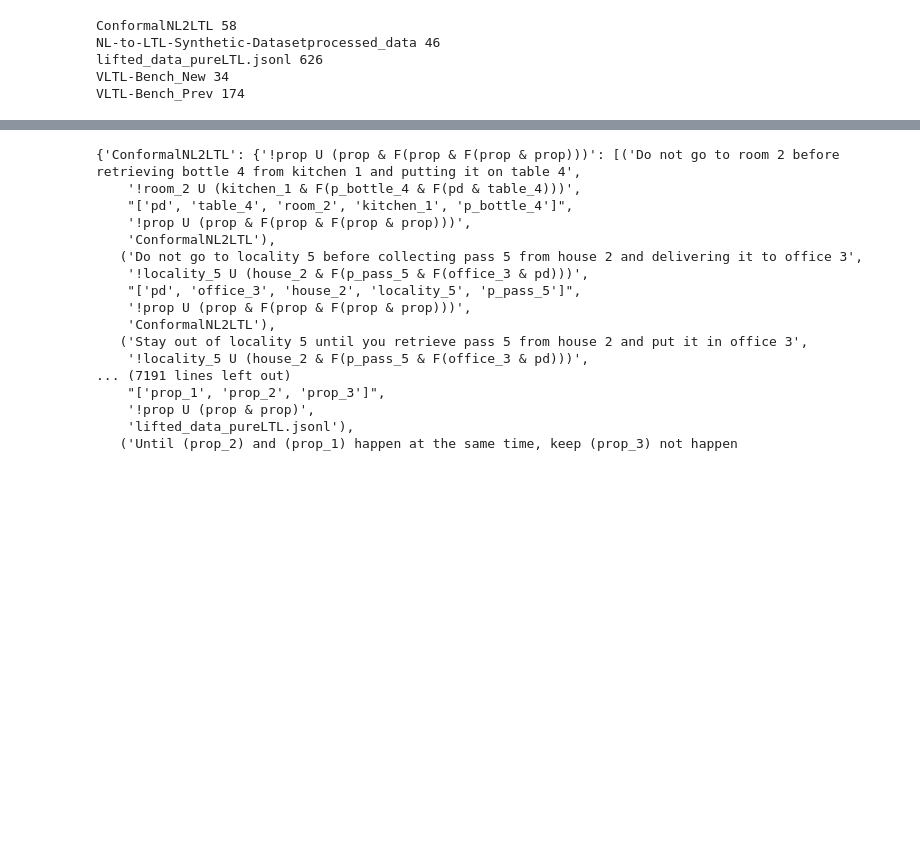
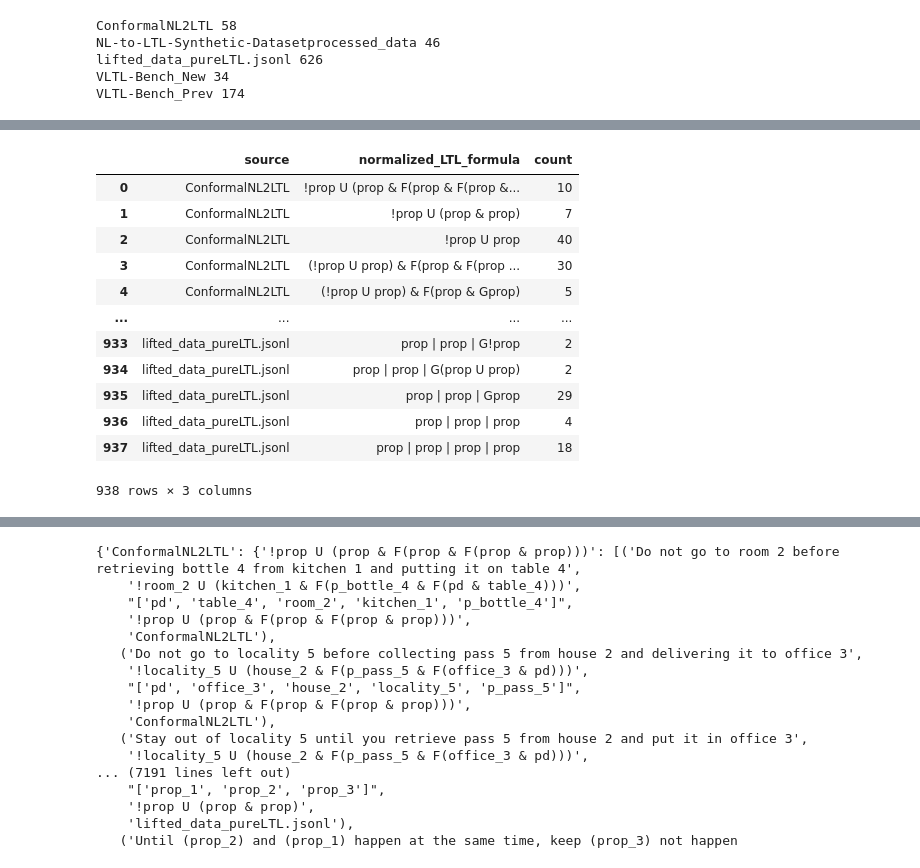
Before and after one commit to AndrewSolymos/Mutation, a Jupyter notebook: sampling.ipynb, the cells around one changed output, grey strips where cells are left out. Drawn from its saved outputs; the diff is of its cells as text; code cells hidden in the pictures; blank space fills up the shorter version.

```diff
--- a/sampling.ipynb
+++ b/sampling.ipynb
@@ -92,7 +93,7 @@ nested_dict2 = {
     ).to_dict()
     for source, result in result.groupby('source')
 }
-
+res3= result
 for elem in nested_dict2:
     nested_dict[elem] = nested_dict2[elem]
 # %%
@@ -176,0 +198,23 @@ VLTL-Bench_Prev 174
+# %%
+
+
+import pandas as pd
+import numpy as np
+
+
+
+combined_df.groupby(['source', 'normalized_LTL_formula']).size().reset_index(name='count')
+# %% [output]
+|  | source | normalized_LTL_formula | count |
+| 0 | ConformalNL2LTL | !prop U (prop & F(prop & F(prop &... | 10 |
+| 1 | ConformalNL2LTL | !prop U (prop & prop) | 7 |
+| 2 | ConformalNL2LTL | !prop U prop | 40 |
+| 3 | ConformalNL2LTL | (!prop U prop) & F(prop & F(prop ... | 30 |
+| 4 | ConformalNL2LTL | (!prop U prop) & F(prop & Gprop) | 5 |
+| ... | ... | ... | ... |
+| 933 | lifted_data_pureLTL.jsonl | prop | prop | G!prop | 2 |
+| 934 | lifted_data_pureLTL.jsonl | prop | prop | G(prop U prop) | 2 |
+| 935 | lifted_data_pureLTL.jsonl | prop | prop | Gprop | 29 |
+| 936 | lifted_data_pureLTL.jsonl | prop | prop | prop | 4 |
+| 937 | lifted_data_pureLTL.jsonl | prop | prop | prop | prop | 18 |
+938 rows × 3 columns
```
Also changed, not shown: parts of 12 cells of this notebook, 7 other files.
